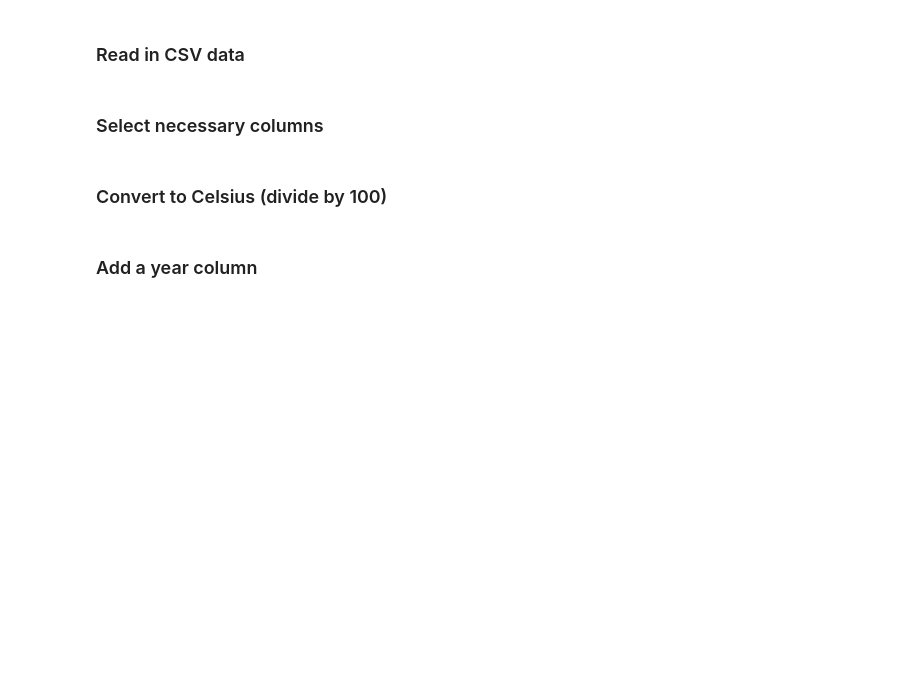
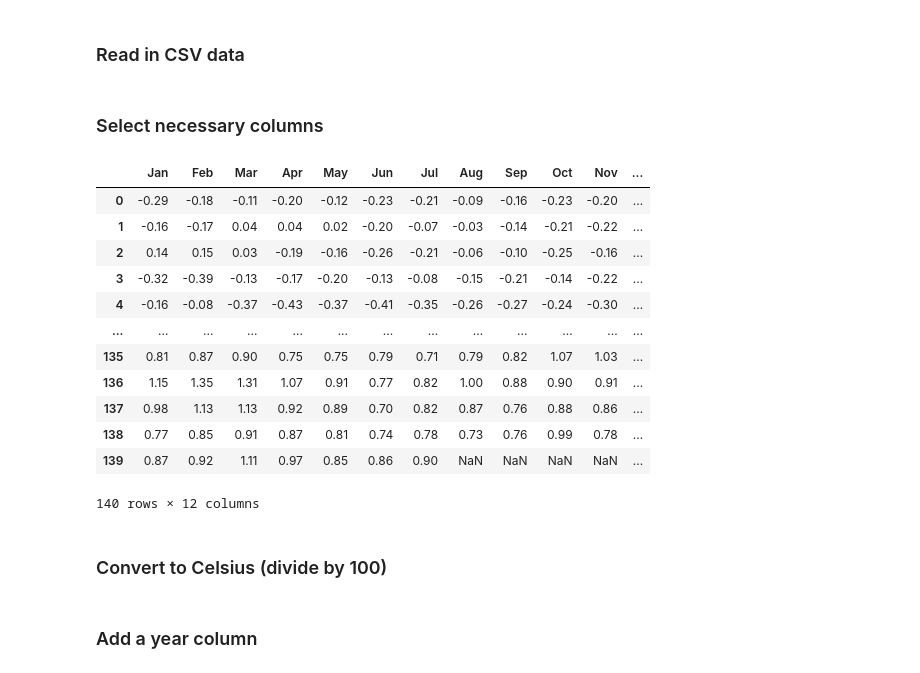
Before and after one commit to podgeflat/GISTEMP, a Jupyter notebook: GISS Surface temperature graph 1880-Present.ipynb, the cells around one changed output. Cells and saved outputs as stored; diff of their text form; code cells hidden in the pictures; blank space fills up the shorter version.

```diff
--- a/GISS Surface temperature graph 1880-Present.ipynb
+++ b/GISS Surface temperature graph 1880-Present.ipynb
@@ -24,3 +24,19 @@ df = data.ix[:,1:13]
+# %%
+df
+# %% [output]
+|  | Jan | Feb | Mar | Apr | May | Jun | Jul | Aug | Sep | Oct | Nov | ... |
+| 0 | -0.29 | -0.18 | -0.11 | -0.20 | -0.12 | -0.23 | -0.21 | -0.09 | -0.16 | -0.23 | -0.20 | ... |
+| 1 | -0.16 | -0.17 | 0.04 | 0.04 | 0.02 | -0.20 | -0.07 | -0.03 | -0.14 | -0.21 | -0.22 | ... |
+| 2 | 0.14 | 0.15 | 0.03 | -0.19 | -0.16 | -0.26 | -0.21 | -0.06 | -0.10 | -0.25 | -0.16 | ... |
+| 3 | -0.32 | -0.39 | -0.13 | -0.17 | -0.20 | -0.13 | -0.08 | -0.15 | -0.21 | -0.14 | -0.22 | ... |
+| 4 | -0.16 | -0.08 | -0.37 | -0.43 | -0.37 | -0.41 | -0.35 | -0.26 | -0.27 | -0.24 | -0.30 | ... |
+| ... | ... | ... | ... | ... | ... | ... | ... | ... | ... | ... | ... | ... |
+| 135 | 0.81 | 0.87 | 0.90 | 0.75 | 0.75 | 0.79 | 0.71 | 0.79 | 0.82 | 1.07 | 1.03 | ... |
+| 136 | 1.15 | 1.35 | 1.31 | 1.07 | 0.91 | 0.77 | 0.82 | 1.00 | 0.88 | 0.90 | 0.91 | ... |
+| 137 | 0.98 | 1.13 | 1.13 | 0.92 | 0.89 | 0.70 | 0.82 | 0.87 | 0.76 | 0.88 | 0.86 | ... |
+| 138 | 0.77 | 0.85 | 0.91 | 0.87 | 0.81 | 0.74 | 0.78 | 0.73 | 0.76 | 0.99 | 0.78 | ... |
+| 139 | 0.87 | 0.92 | 1.11 | 0.97 | 0.85 | 0.86 | 0.90 | NaN | NaN | NaN | NaN | ... |
+140 rows × 12 columns
 # %% [markdown]
 ### Convert to Celsius (divide by 100)
 # %%
```
Also changed, not shown: parts of 10 cells of this notebook.
